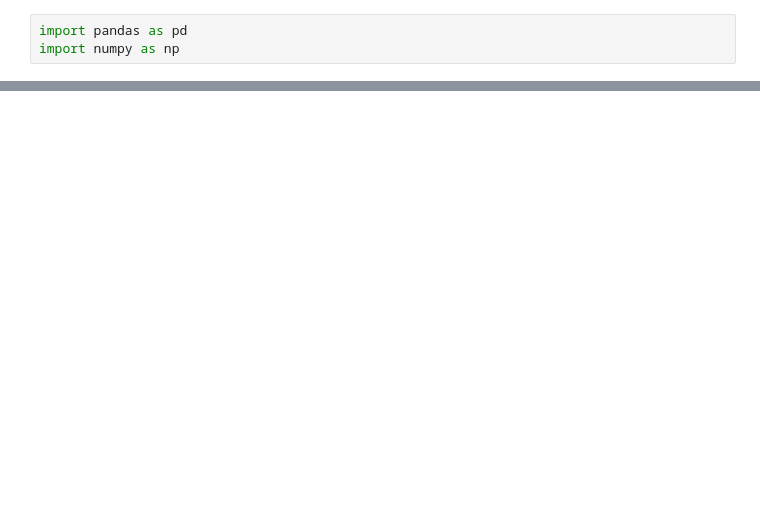
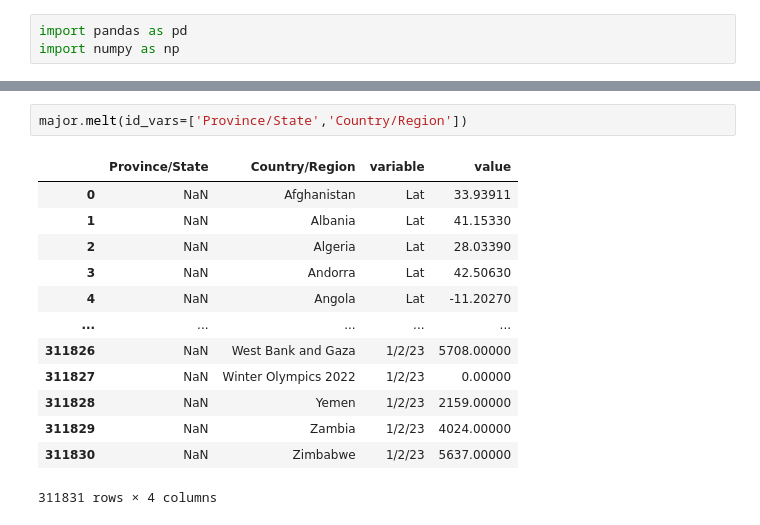
Before and after one commit to phigratio/Machine-Learning, a Jupyter notebook: PandasAdvanced.ipynb, the cells around one changed output, grey strips where cells are left out. Saved outputs shown, nothing was run; the diff lists cells and outputs as text; blank space fills up the shorter version.

```diff
--- a/PandasAdvanced.ipynb
+++ b/PandasAdvanced.ipynb
@@ -271,0 +266,16 @@ KeyError: 'id'
+# %%
+major.melt(id_vars=['Province/State','Country/Region'])
+# %% [output]
+|  | Province/State | Country/Region | variable | value |
+| 0 | NaN | Afghanistan | Lat | 33.93911 |
+| 1 | NaN | Albania | Lat | 41.15330 |
+| 2 | NaN | Algeria | Lat | 28.03390 |
+| 3 | NaN | Andorra | Lat | 42.50630 |
+| 4 | NaN | Angola | Lat | -11.20270 |
+| ... | ... | ... | ... | ... |
+| 311826 | NaN | West Bank and Gaza | 1/2/23 | 5708.00000 |
+| 311827 | NaN | Winter Olympics 2022 | 1/2/23 | 0.00000 |
+| 311828 | NaN | Yemen | 1/2/23 | 2159.00000 |
+| 311829 | NaN | Zambia | 1/2/23 | 4024.00000 |
+| 311830 | NaN | Zimbabwe | 1/2/23 | 5637.00000 |
+311831 rows × 4 columns
```
Also changed, not shown: parts of 37 cells of this notebook.
